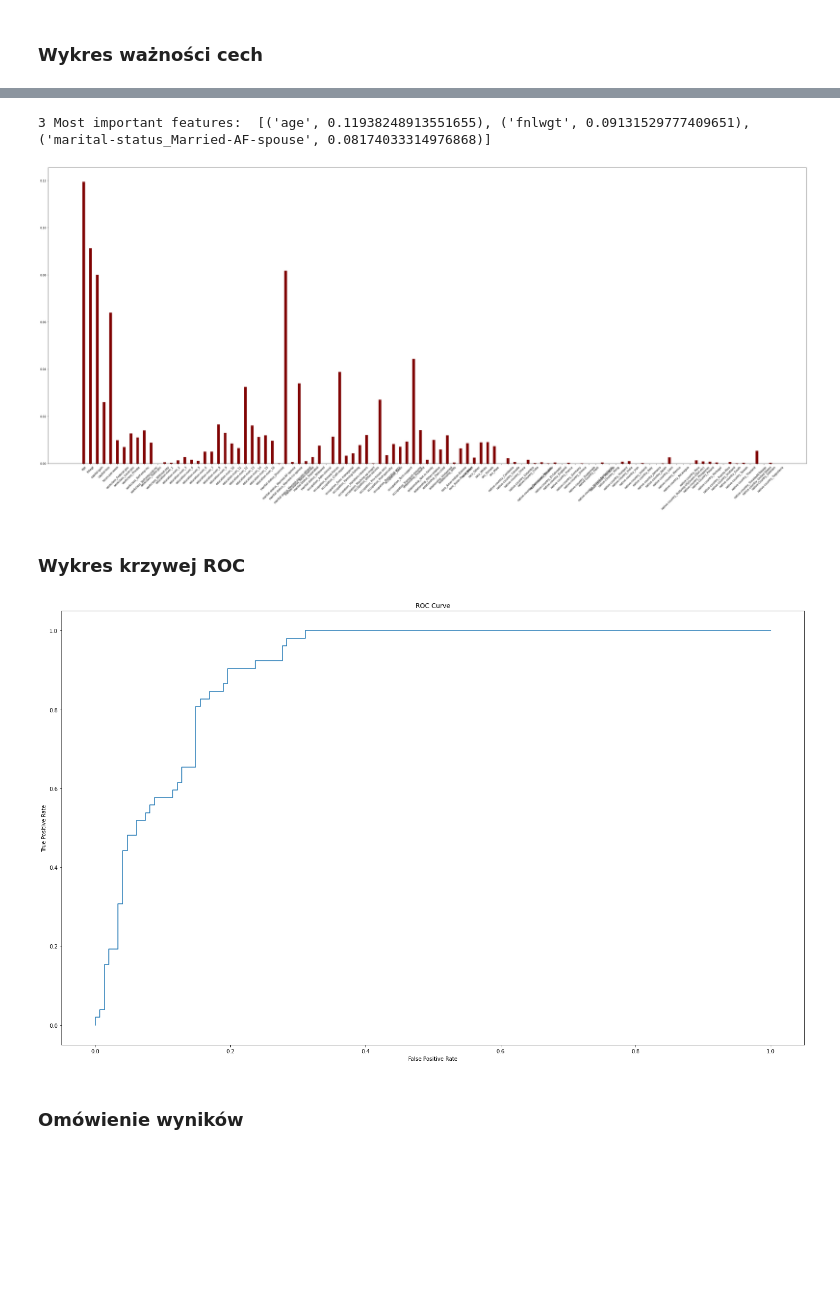
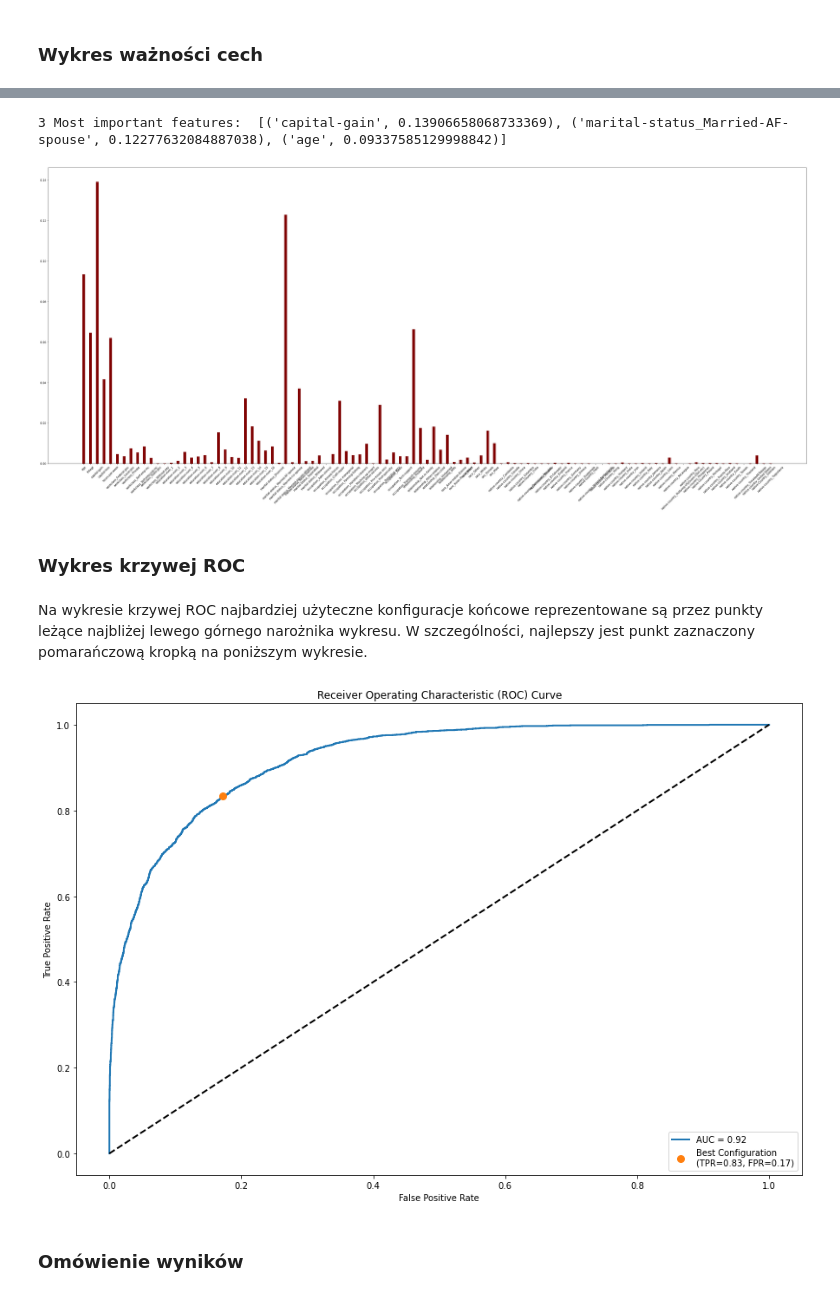
Before and after one commit to MatiPl01/artificial-intelligence-basics, a Jupyter notebook: lab4/lab4.ipynb, the cells around one changed output, grey strips where cells are left out. Drawn from its saved outputs; the diff is of its cells as text; code cells hidden in the pictures; blank space fills up the shorter version.

```diff
--- a/lab4/lab4.ipynb
+++ b/lab4/lab4.ipynb
@@ -13,7 +9,25 @@ W pierwszej kolejności wczytamy dane ze zbiorów danych, na których będziemy
 # %%
 import pandas as pd
 import numpy as np
-column_names = ["age","workclass","fnlwgt","education","education-num","marital-status","occupation","relationship","race","sex","capital-gain","capital-loss","hours-per-week","native-country","class"]
+
+column_names = [
+  "age",
+  "workclass",
+  "fnlwgt",
+  "education",
+  "education-num",
+  "marital-status",
+  "occupation",
+  "relationship",
+  "race",
+  "sex",
+  "capital-gain",
+  "capital-loss",
+  "hours-per-week",
+  "native-country",
+  "class"
+]
+
 adult_df = pd.read_csv('dataset/adult-all.csv', header=None,names=column_names)
 # %% [markdown]
 Zobaczmy, czy dane zostały prawidłowo wczytane (czy zgadzają się typy danych)
@@ -166,7 +184,7 @@ Name: class, dtype: int64
 # %%
 from sklearn.model_selection import train_test_split, cross_validate, KFold
 from sklearn.ensemble import RandomForestClassifier, ExtraTreesClassifier
-from sklearn.metrics import make_scorer, accuracy_score, precision_score, recall_score, roc_curve
+from sklearn.metrics import make_scorer, accuracy_score, precision_score, recall_score, roc_curve, auc
 from sklearn.model_selection import GridSearchCV
 import matplotlib.pyplot as plt
 
@@ -191,6 +209,7 @@ def draw_roc_curve(X_test, y_test, rfc):
     best_idx = np.argmin(min_dist)
 
     # plot ROC curve
+    plt.figure(figsize=(15, 10))
     plt.plot(fpr, tpr, lw=2, label=f'AUC = {roc_auc:.2f}')
     plt.plot(fpr[best_idx], tpr[best_idx], 'o', markersize=8,
             label=f'Best Configuration\n(TPR={tpr[best_idx]:.2f}, FPR={fpr[best_idx]:.2f})')
@@ -203,7 +222,7 @@ def draw_roc_curve(X_test, y_test, rfc):
     plt.legend(loc='lower right')
     plt.show()
 
-def rf_classify(est,df):
+def rf_classify(est, df):
     X, y = df.drop('class', axis=1), df['class']
 
     # Define the hyperparameter grid to search over
@@ -235,7 +254,7 @@ def rf_classify(est,df):
     )
 
     # Perform nested cross-validation
-    nested_scores = cross_validate(grid_search, X=X, y=y, cv=outer_cv, scoring=scoring, n_jobs=-1)
+    nested_scores = cross_validate(grid_search, X=X, y=y, cv=outer_cv, scoring=scoring, n_jobs=7)
     print(f"Accuracy mean: {np.mean(nested_scores['test_accuracy'])} with std: {np.std(nested_scores['test_accuracy'])}")
     print(f"Precision mean: {np.mean(nested_scores['test_precision'])} with std: {np.std(nested_scores['test_precision'])}")
     print(f"Recall mean: {np.mean(nested_scores['test_recall'])} with std: {np.std(nested_scores['test_recall'])}")
@@ -243,8 +262,14 @@ def rf_classify(est,df):
     X_train, X_test, y_train, y_test = train_test_split(X, y, test_size=0.2, random_state=42)
     grid_search.fit(X_train, y_train)
 
-    print(grid_search.best_params_)
-    best_params=grid_search.best_params_
+    best_params = grid_search.best_params_
+    train_acc = accuracy_score(y_true=y_train, y_pred=grid_search.predict(X_train))
+    test_acc = accuracy_score(y_true=y_test, y_pred=grid_search.predict(X_test))
+
+    print(f'Accuracy {100 * grid_search.best_score_:.2f}% (average over CV test folds)')
+    print(f'Best Parameters: {best_params}')
+    print(f'Training Accuracy: {100 * train_acc:.2f}%')
+    print(f'Test Accuracy: {100 * test_acc:.2f}%')
 
     est.set_params(
         n_estimators=best_params["n_estimators"],
@@ -253,9 +278,7 @@ def rf_classify(est,df):
         min_samples_leaf=best_params["min_samples_leaf"],
         random_state=42
     )
-
     est.fit(X_train, y_train)
-    accuracy = accuracy_score(y_test, est.predict(X_test))
 
     return est, X_test, y_test, accuracy
 # %% [markdown]
@@ -263,6 +286,6 @@ def rf_classify(est,df):
 # %% [markdown]
 ### Klasyfikacja modelu i poszukiwanie najlepszych parametrów
 # %%
-rfc, X_test, y_test, accuracy = rf_classify(RandomForestClassifier(), adult_df)
+rfc, rfc_X_test, rfc_y_test, rfc_accuracy = rf_classify(RandomForestClassifier(), adult_df)
 
-print("Final accuracy: ", accuracy)
+print("Final accuracy: ", rfc_accuracy)
@@ -271,14 +308,16 @@ print("Final accuracy: ", accuracy)
 # %%
 draw_importance_plot(adult_df, rfc)
 # %% [output]
-3 Most important features:  [('age', 0.11938248913551655), ('fnlwgt', 0.09131529777409651), ('marital-status_Married-AF-spouse', 0.08174033314976868)]
+3 Most important features:  [('capital-gain', 0.13906658068733369), ('marital-status_Married-AF-spouse', 0.12277632084887038), ('age', 0.09337585129998842)]
-[figure, old version]
+[figure, new version]
 # %% [markdown]
 ### Wykres krzywej ROC
+# %% [markdown]
+Na wykresie krzywej ROC najbardziej użyteczne konfiguracje końcowe reprezentowane są przez punkty leżące najbliżej lewego górnego narożnika wykresu. W szczególności, najlepszy jest punkt zaznaczony pomarańczową kropką na poniższym wykresie.
 # %%
-draw_roc_curve(X_test, y_test, rfc)
+draw_roc_curve(rfc_X_test, rfc_y_test, rfc)
 # %% [output]
-[figure, old version]
+[figure, new version]
 # %% [markdown]
 ### Omówienie wyników
 # %% [markdown]
```
Also changed, not shown: parts of 30 cells of this notebook.
